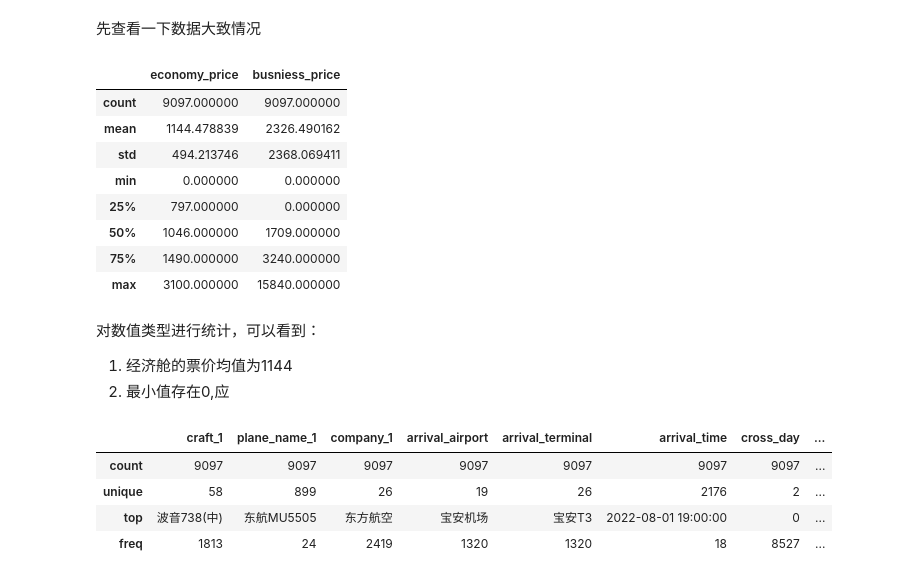
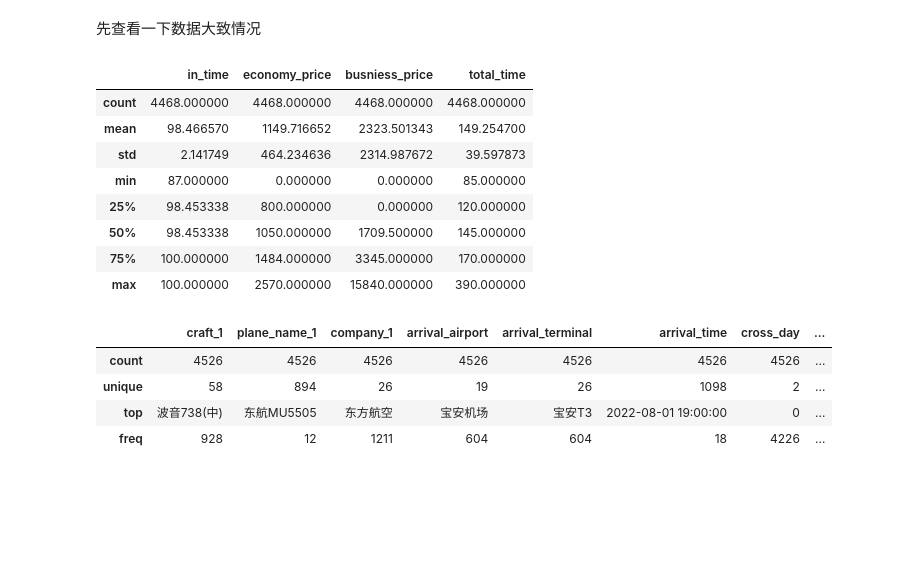
Before and after one commit to HCBPH/crawler, a Jupyter notebook: analyze/airlines_analyze.ipynb, the cells around one changed output. Saved outputs shown, nothing was run; the diff lists cells and outputs as text; code cells hidden in the pictures; blank space fills up the shorter version.

```diff
--- a/analyze/airlines_analyze.ipynb
+++ b/analyze/airlines_analyze.ipynb
@@ -1,5 +1,6 @@
 # %%
 import pymysql
+import numpy as np
 import pandas as pd
 
 connection = pymysql.connect(host='1.117.74.41',
@@ -10,16 +11,6 @@ connection = pymysql.connect(host='1.117.74.41',
 
 with connection:
     with connection.cursor() as cursor:
-        # Create a new record
-        sql = "SELECT * FROM  `airline_ticket` order by id desc limit 100"
-        # num = cursor.execute(sql)
-        #
-        # tickets = cursor.fetchmany(10)
+        sql = "SELECT * FROM  `xiecheng_ticket` order by id desc limit 5000"
+
         tickets = pd.read_sql(sql, connection)
-
-    # with connection.cursor() as cursor:
-    #     # Read a single record
-    #     sql = "SELECT `id`, `password` FROM `users` WHERE `email`=%s"
-    #     cursor.execute(sql, ('webmaster@python.org',))
-    #     result = cursor.fetchone()
-    #     print(result)
@@ -42,19 +17,3 @@ tickets
-# %%
-import pymysql
-import numpy as np
-import pandas as pd
-
-connection = pymysql.connect(host='1.117.74.41',
-                             user='xiecheng',
-                             password='xiecheng',
-                             database='xiecheng',
-                             cursorclass=pymysql.cursors.DictCursor)
-
-with connection:
-    with connection.cursor() as cursor:
-        sql = "SELECT * FROM  `xiecheng_ticket` order by id desc limit 10000"
-
-        tickets = pd.read_sql(sql, connection)
 # %% [markdown]
 # 数据预处理
 # %%
@@ -116,6 +122,6 @@ memory usage: 1.8+ MB
 # %%
 tickets = tickets[tickets[['craft_2', 'plane_name_2', 'company_2', 'transit', 'transit_time']].isna().sum(1)==5]
-tickets['in_time'].fillna(value=tickets.in_time.mean, inplace=True)
+tickets['in_time'].fillna(value=tickets.in_time.mean(), inplace=True)
 tickets.dropna(subset=['craft_1'], inplace=True)
 tickets.craft_size.fillna(value=tickets.craft_size.mode(), inplace=True)
 tickets.meat.fillna("无餐食", inplace=True)
@@ -146 +154,4 @@ del tickets['id']
+# %%
+tickets.reset_index(drop=True, inplace=True)
+tickets_clean = tickets.copy(deep=True)
 # %% [markdown]
@@ -194,26 +213,22 @@ Series([], Name: in_time, dtype: object)
 # %% [markdown]
 先查看一下数据大致情况
 # %%
-tickets.describe(include=np.number)
+tickets_clean.describe(include=np.number)
 # %% [output]
-|  | economy_price | busniess_price |
-| count | 9097.000000 | 9097.000000 |
-| mean | 1144.478839 | 2326.490162 |
-| std | 494.213746 | 2368.069411 |
-| min | 0.000000 | 0.000000 |
-| 25% | 797.000000 | 0.000000 |
-| 50% | 1046.000000 | 1709.000000 |
-| 75% | 1490.000000 | 3240.000000 |
-| max | 3100.000000 | 15840.000000 |
+|  | in_time | economy_price | busniess_price | total_time |
+| count | 4468.000000 | 4468.000000 | 4468.000000 | 4468.000000 |
+| mean | 98.466570 | 1149.716652 | 2323.501343 | 149.254700 |
+| std | 2.141749 | 464.234636 | 2314.987672 | 39.597873 |
+| min | 87.000000 | 0.000000 | 0.000000 | 85.000000 |
+| 25% | 98.453338 | 800.000000 | 0.000000 | 120.000000 |
+| 50% | 98.453338 | 1050.000000 | 1709.500000 | 145.000000 |
+| 75% | 100.000000 | 1484.000000 | 3345.000000 | 170.000000 |
+| max | 100.000000 | 2570.000000 | 15840.000000 | 390.000000 |
-# %% [markdown]
-对数值类型进行统计，可以看到：
-1. 经济舱的票价均值为1144
-2. 最小值存在0,应
 # %%
-tickets.describe(include=np.object)
+tickets_clean.describe(include=np.object)
 # %% [output]
 |  | craft_1 | plane_name_1 | company_1 | arrival_airport | arrival_terminal | arrival_time | cross_day | ... |
-| count | 9097 | 9097 | 9097 | 9097 | 9097 | 9097 | 9097 | ... |
-| unique | 58 | 899 | 26 | 19 | 26 | 2176 | 2 | ... |
+| count | 4526 | 4526 | 4526 | 4526 | 4526 | 4526 | 4526 | ... |
+| unique | 58 | 894 | 26 | 19 | 26 | 1098 | 2 | ... |
 | top | 波音738(中) | 东航MU5505 | 东方航空 | 宝安机场 | 宝安T3 | 2022-08-01 19:00:00 | 0 | ... |
-| freq | 1813 | 24 | 2419 | 1320 | 1320 | 18 | 8527 | ... |
+| freq | 928 | 12 | 1211 | 604 | 604 | 18 | 4226 | ... |
```
Also changed, not shown: parts of 24 cells of this notebook.
